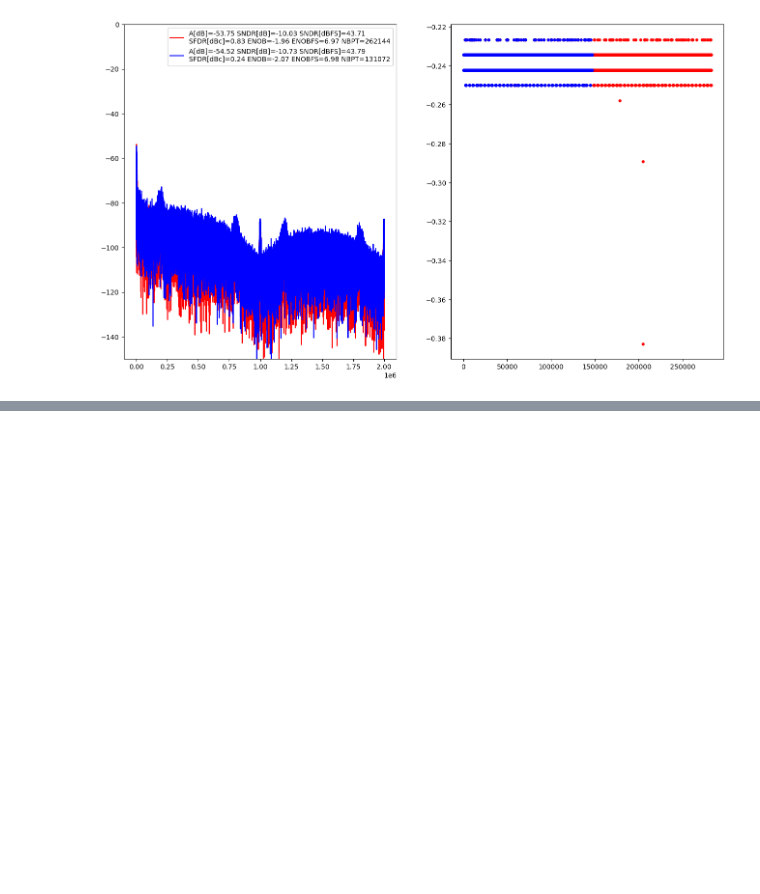
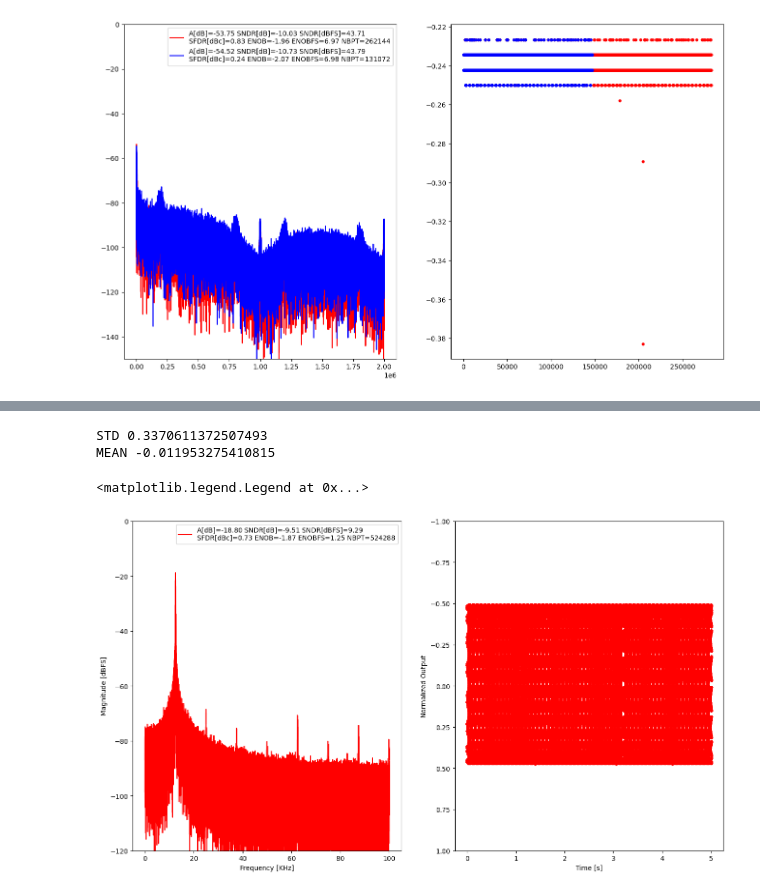
Before and after one commit to wulffern/tt06-sar, a Jupyter notebook: meas/sar.ipynb, the cells around one changed output, grey strips where cells are left out. Saved outputs shown, nothing was run; the diff lists cells and outputs as text; code cells hidden in the pictures; blank space fills up the shorter version.

```diff
--- a/meas/sar.ipynb
+++ b/meas/sar.ipynb
@@ -135,0 +184,30 @@ ax[0].legend()
+# %%
+fname = "sylvain/adc_1250mV_1000mV.bin"
+
+with open(fname,"rb") as fi:
+    data = fi.read()
+
+y = np.array(list(map(toTwosComplement,list(data))))
+fig,ax = plt.subplots(1,2,figsize=(16,9))
+scc = cs.SimCalc()
+y = y/128
+print("STD",y.std())
+print("MEAN",y.mean())
+(data,ydB)   = scc.fftWithHanning(y)
+f = np.linspace(0,0.5,num=int(len(ydB)))*fs/1e3
+ax[0].plot(f,ydB,label=paramToStr(data),color="red")
+t = np.linspace(0,len(y),num=len(y))/fs
+ax[1].plot(t,y,marker=".",linestyle="",color="red")
+ax[1].set_ylim(1,-1)
+ax[1].set_ylabel("Normalized Output")
+ax[1].set_xlabel("Time [s]")
+ax[0].set_ylabel("Magnitude [dBFS]")
+ax[0].set_xlabel("Frequency [KHz]")
+#plotFFT(df4,ax,"red")
+ax[0].set_ylim(-120,0)
+ax[0].legend()
+# %% [output]
+STD 0.3370611372507493
+MEAN -0.011953275410815
+<matplotlib.legend.Legend at 0x...>
+[figure, added]
```
Also changed, not shown: parts of 3 cells of this notebook, 1 other file.
